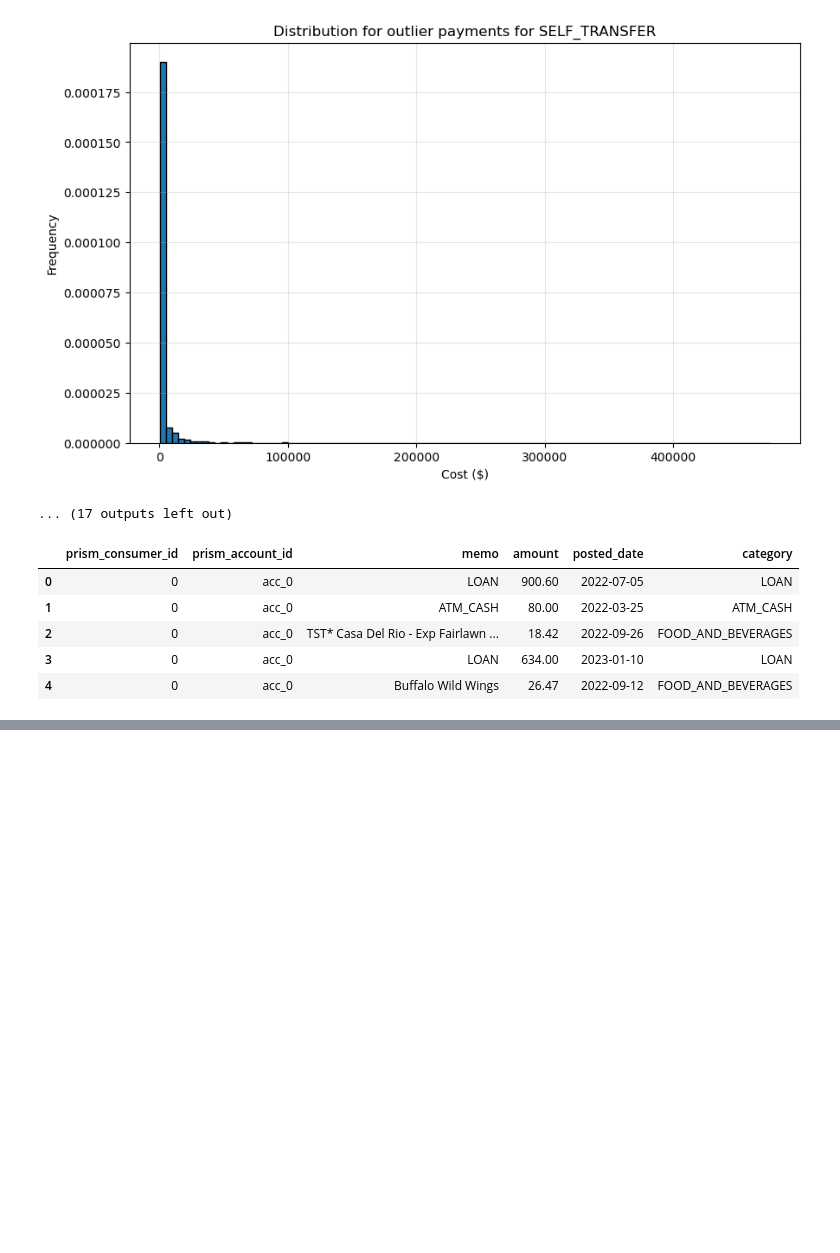
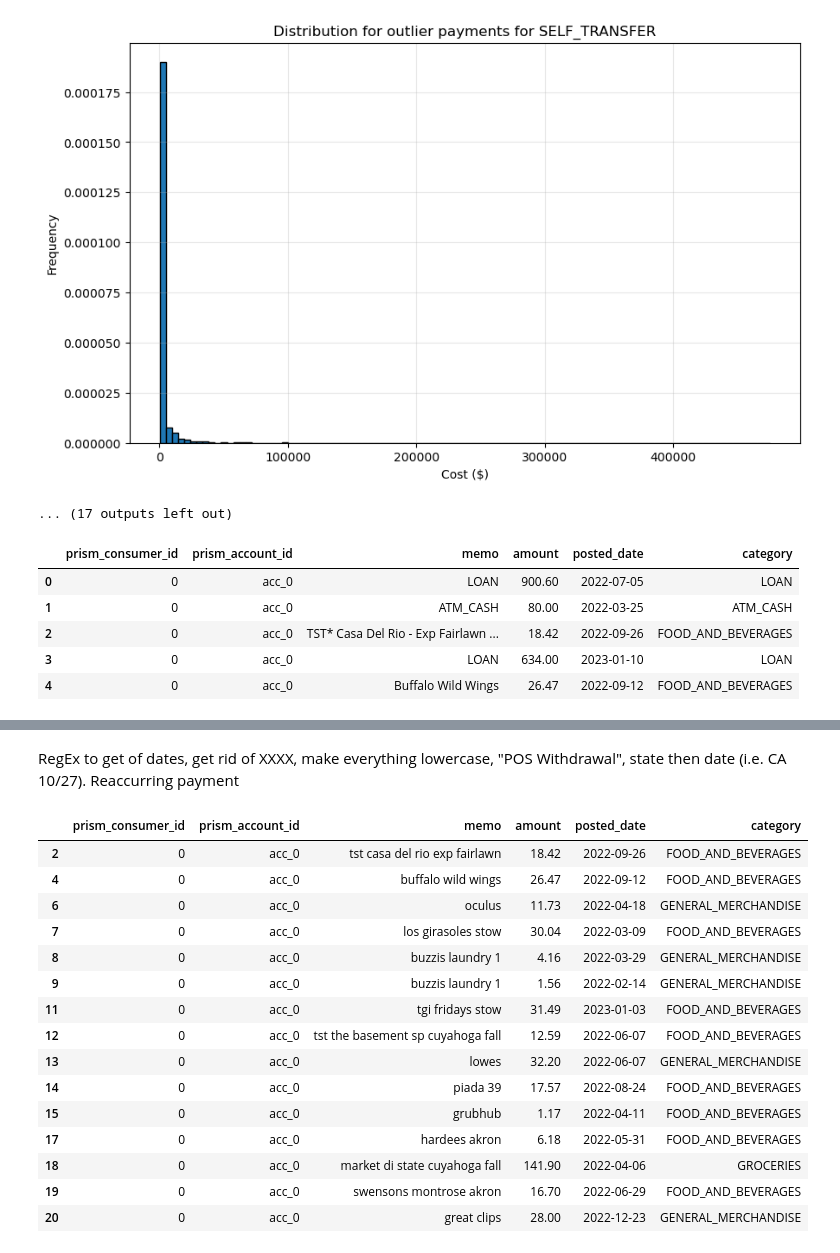
Before and after one commit to hillarychang/dsc180a-capstone, a Jupyter notebook: notebooks/kevin_data_exploration.ipynb, the cells around one changed output, grey strips where cells are left out. Cells and saved outputs as stored; diff of their text form; code cells hidden in the pictures; blank space fills up the shorter version.

```diff
--- a/notebooks/kevin_data_exploration.ipynb
+++ b/notebooks/kevin_data_exploration.ipynb
@@ -437,0 +488,2 @@ from sklearn.model_selection import train_test_split
+# %% [markdown]
+RegEx to get of dates, get rid of XXXX, make everything lowercase, "POS Withdrawal", state then date (i.e. CA 10/27). Reaccurring payment
@@ -437,0 +516,19 @@ from sklearn.model_selection import train_test_split
+# %%
+cleaned_df.head(15)
+# %% [output]
+|  | prism_consumer_id | prism_account_id | memo | amount | posted_date | category |
+| 2 | 0 | acc_0 | tst casa del rio exp fairlawn | 18.42 | 2022-09-26 | FOOD_AND_BEVERAGES |
+| 4 | 0 | acc_0 | buffalo wild wings | 26.47 | 2022-09-12 | FOOD_AND_BEVERAGES |
+| 6 | 0 | acc_0 | oculus | 11.73 | 2022-04-18 | GENERAL_MERCHANDISE |
+| 7 | 0 | acc_0 | los girasoles stow | 30.04 | 2022-03-09 | FOOD_AND_BEVERAGES |
+| 8 | 0 | acc_0 | buzzis laundry 1 | 4.16 | 2022-03-29 | GENERAL_MERCHANDISE |
+| 9 | 0 | acc_0 | buzzis laundry 1 | 1.56 | 2022-02-14 | GENERAL_MERCHANDISE |
+| 11 | 0 | acc_0 | tgi fridays stow | 31.49 | 2023-01-03 | FOOD_AND_BEVERAGES |
+| 12 | 0 | acc_0 | tst the basement sp cuyahoga fall | 12.59 | 2022-06-07 | FOOD_AND_BEVERAGES |
+| 13 | 0 | acc_0 | lowes | 32.20 | 2022-06-07 | GENERAL_MERCHANDISE |
+| 14 | 0 | acc_0 | piada 39 | 17.57 | 2022-08-24 | FOOD_AND_BEVERAGES |
+| 15 | 0 | acc_0 | grubhub | 1.17 | 2022-04-11 | FOOD_AND_BEVERAGES |
+| 17 | 0 | acc_0 | hardees akron | 6.18 | 2022-05-31 | FOOD_AND_BEVERAGES |
+| 18 | 0 | acc_0 | market di state cuyahoga fall | 141.90 | 2022-04-06 | GROCERIES |
+| 19 | 0 | acc_0 | swensons montrose akron | 16.70 | 2022-06-29 | FOOD_AND_BEVERAGES |
+| 20 | 0 | acc_0 | great clips | 28.00 | 2022-12-23 | GENERAL_MERCHANDISE |
```
Also changed, not shown: parts of 10 cells of this notebook.
